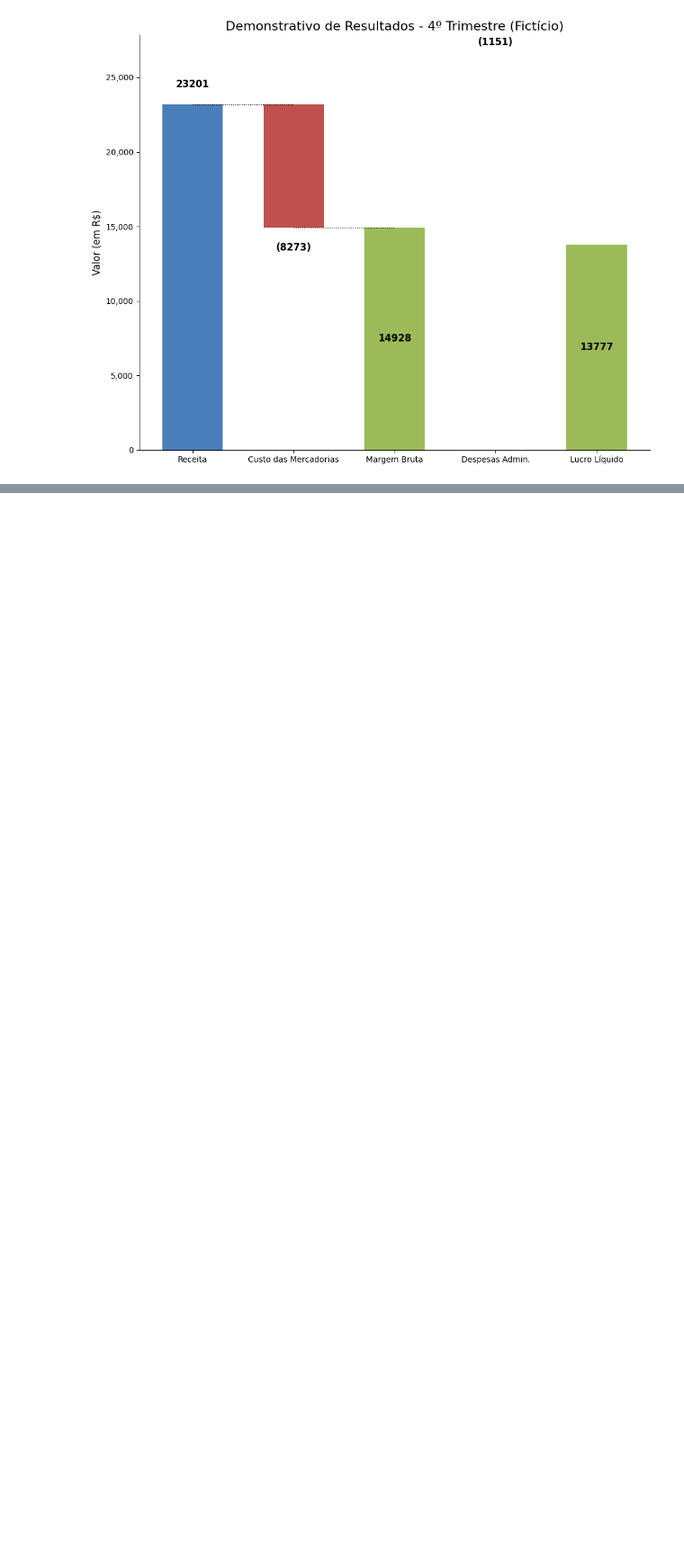
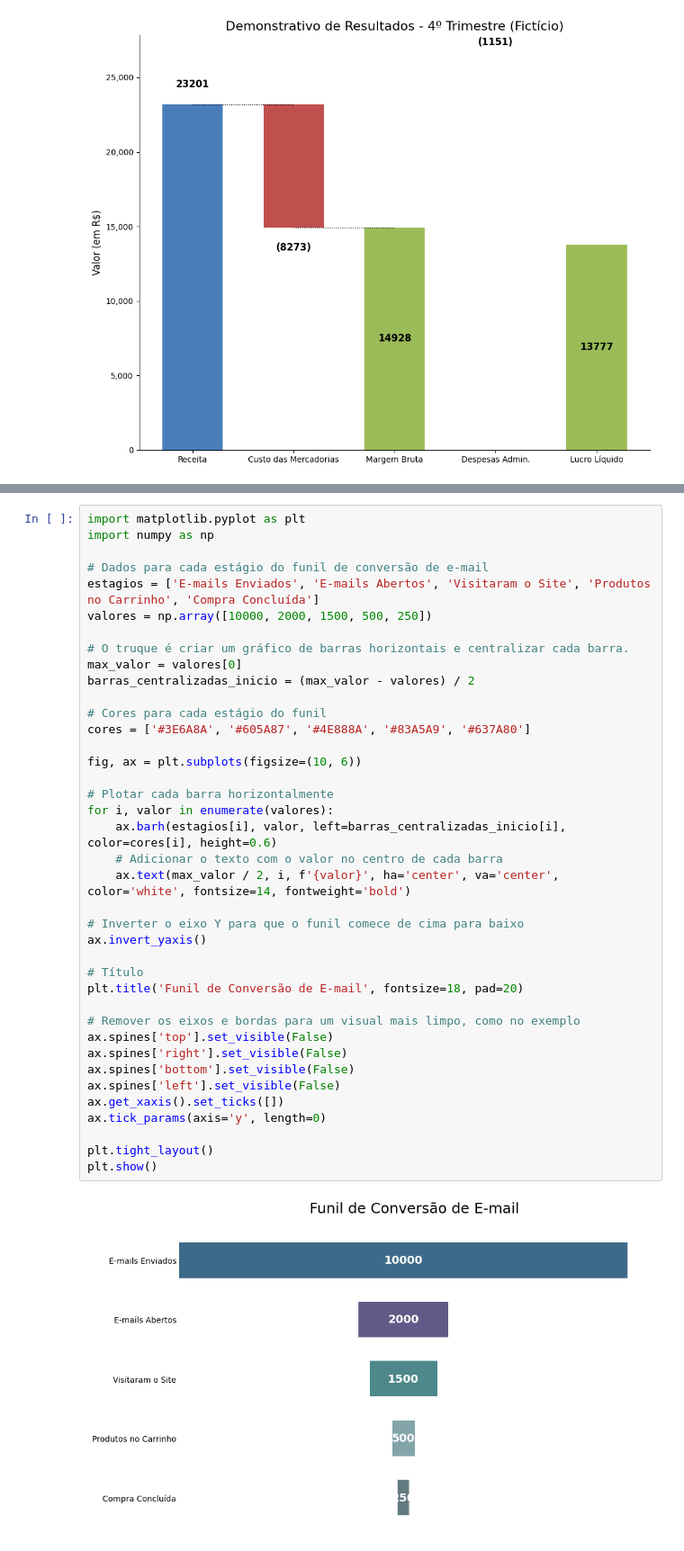
Before and after one commit to welson-rodrigues/tipos-de-graficos, a Jupyter notebook: atividade.ipynb, the cells around one changed output, grey strips where cells are left out. Shown: that part at 90% size. Saved outputs shown, nothing was run; the diff lists cells and outputs as text; blank space fills up the shorter version.

Commit message:
Todos os gráficos feits

```diff
--- a/atividade.ipynb
+++ b/atividade.ipynb
@@ -735,0 +761,41 @@ plt.show()
+# %%
+import matplotlib.pyplot as plt
+import numpy as np
+
+# Dados para cada estágio do funil de conversão de e-mail
+estagios = ['E-mails Enviados', 'E-mails Abertos', 'Visitaram o Site', 'Produtos no Carrinho', 'Compra Concluída']
+valores = np.array([10000, 2000, 1500, 500, 250])
+
+# O truque é criar um gráfico de barras horizontais e centralizar cada barra.
+max_valor = valores[0]
+barras_centralizadas_inicio = (max_valor - valores) / 2
+
+# Cores para cada estágio do funil
+cores = ['#3E6A8A', '#605A87', '#4E888A', '#83A5A9', '#637A80']
+
+fig, ax = plt.subplots(figsize=(10, 6))
+
+# Plotar cada barra horizontalmente
+for i, valor in enumerate(valores):
+    ax.barh(estagios[i], valor, left=barras_centralizadas_inicio[i], color=cores[i], height=0.6)
+    # Adicionar o texto com o valor no centro de cada barra
+    ax.text(max_valor / 2, i, f'{valor}', ha='center', va='center', color='white', fontsize=14, fontweight='bold')
+
+# Inverter o eixo Y para que o funil comece de cima para baixo
+ax.invert_yaxis()
+
+# Título
+plt.title('Funil de Conversão de E-mail', fontsize=18, pad=20)
+
+# Remover os eixos e bordas para um visual mais limpo, como no exemplo
+ax.spines['top'].set_visible(False)
+ax.spines['right'].set_visible(False)
+ax.spines['bottom'].set_visible(False)
+ax.spines['left'].set_visible(False)
+ax.get_xaxis().set_ticks([])
+ax.tick_params(axis='y', length=0)
+
+plt.tight_layout()
+plt.show()
+# %% [output]
+[figure, added]
```
Also changed, not shown: parts of 3 cells of this notebook.
